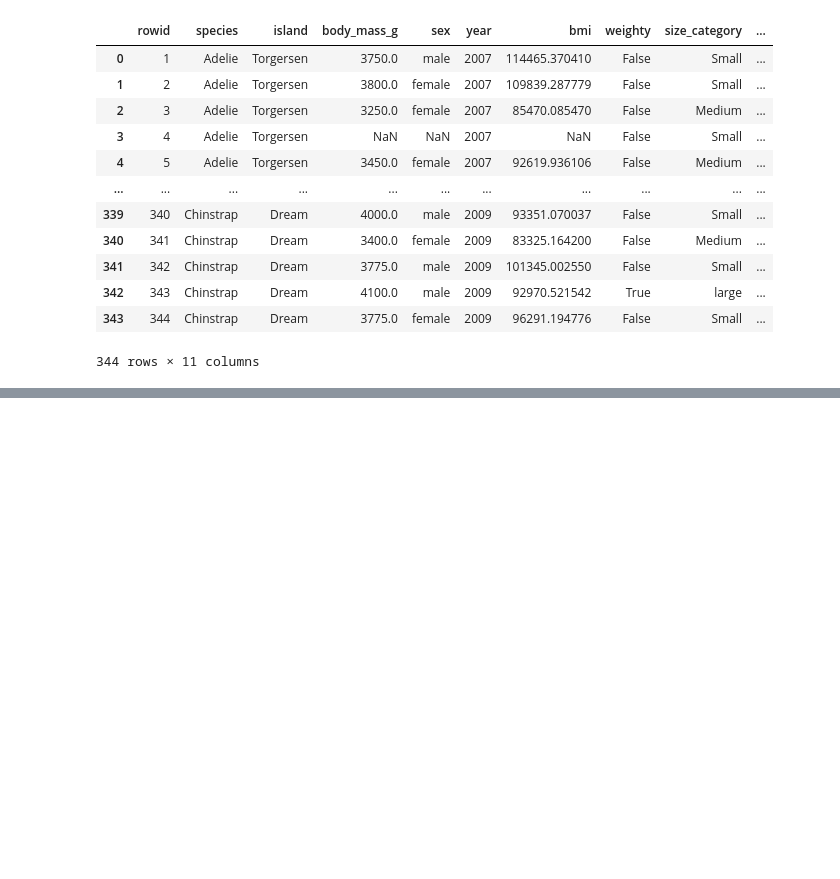
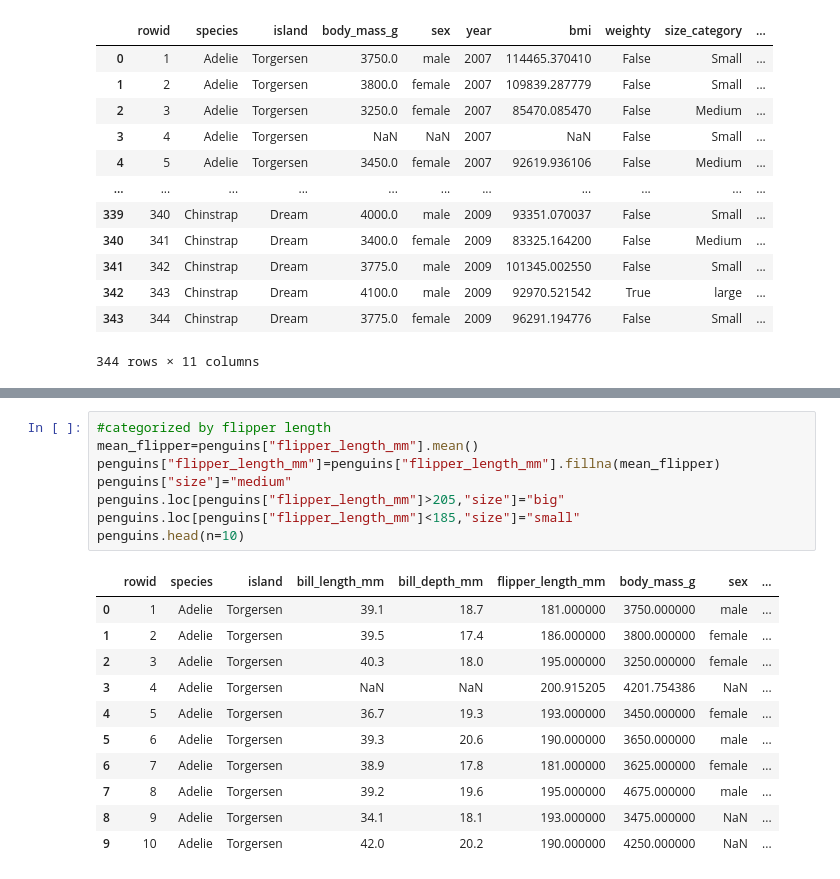
Before and after one commit to Praruj/Pandas_Practise_Portfolio, a Jupyter notebook: Notebooks/Pandas_05_Data_Transformations.ipynb, the cells around one changed output, grey strips where cells are left out. Saved outputs shown, nothing was run; the diff lists cells and outputs as text; blank space fills up the shorter version.

```diff
--- a/Notebooks/Pandas_05_Data_Transformations.ipynb
+++ b/Notebooks/Pandas_05_Data_Transformations.ipynb
@@ -450,0 +512,20 @@ penguins.drop(["bill_length_mm","bill_depth_mm","flipper_length_mm"],axis=1) #ju
+# %%
+#categorized by flipper length
+mean_flipper=penguins["flipper_length_mm"].mean()
+penguins["flipper_length_mm"]=penguins["flipper_length_mm"].fillna(mean_flipper)
+penguins["size"]="medium"
+penguins.loc[penguins["flipper_length_mm"]>205,"size"]="big"
+penguins.loc[penguins["flipper_length_mm"]<185,"size"]="small"
+penguins.head(n=10)
+# %% [output]
+|  | rowid | species | island | bill_length_mm | bill_depth_mm | flipper_length_mm | body_mass_g | sex | ... |
+| 0 | 1 | Adelie | Torgersen | 39.1 | 18.7 | 181.000000 | 3750.000000 | male | ... |
+| 1 | 2 | Adelie | Torgersen | 39.5 | 17.4 | 186.000000 | 3800.000000 | female | ... |
+| 2 | 3 | Adelie | Torgersen | 40.3 | 18.0 | 195.000000 | 3250.000000 | female | ... |
+| 3 | 4 | Adelie | Torgersen | NaN | NaN | 200.915205 | 4201.754386 | NaN | ... |
+| 4 | 5 | Adelie | Torgersen | 36.7 | 19.3 | 193.000000 | 3450.000000 | female | ... |
+| 5 | 6 | Adelie | Torgersen | 39.3 | 20.6 | 190.000000 | 3650.000000 | male | ... |
+| 6 | 7 | Adelie | Torgersen | 38.9 | 17.8 | 181.000000 | 3625.000000 | female | ... |
+| 7 | 8 | Adelie | Torgersen | 39.2 | 19.6 | 195.000000 | 4675.000000 | male | ... |
+| 8 | 9 | Adelie | Torgersen | 34.1 | 18.1 | 193.000000 | 3475.000000 | NaN | ... |
+| 9 | 10 | Adelie | Torgersen | 42.0 | 20.2 | 190.000000 | 4250.000000 | NaN | ... |
```
Also changed, not shown: parts of 7 cells of this notebook.
